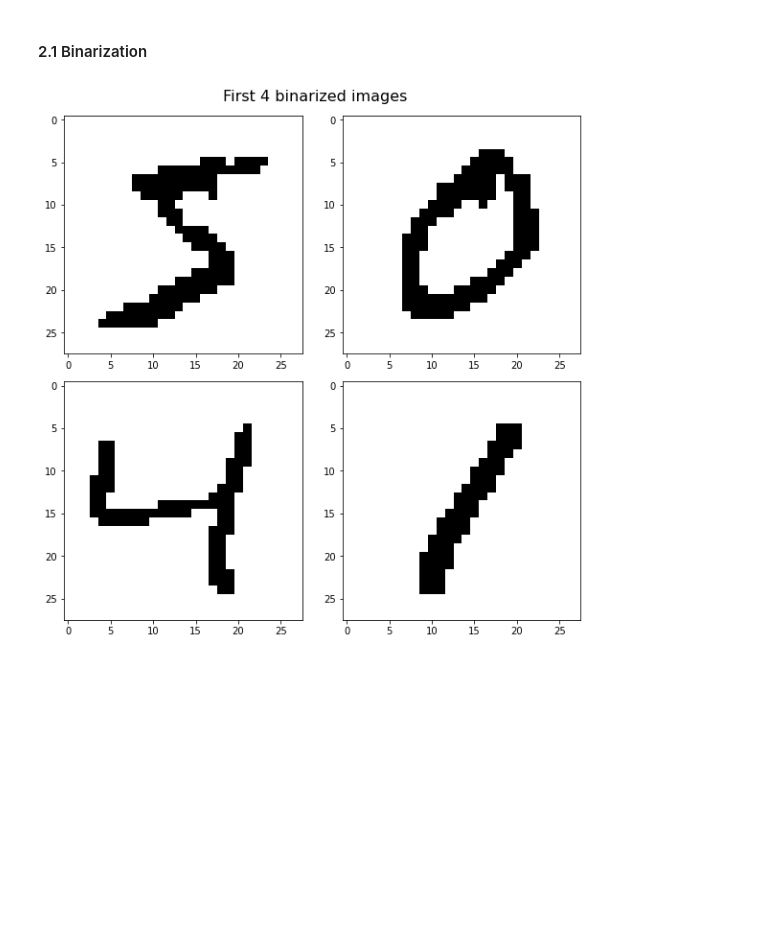
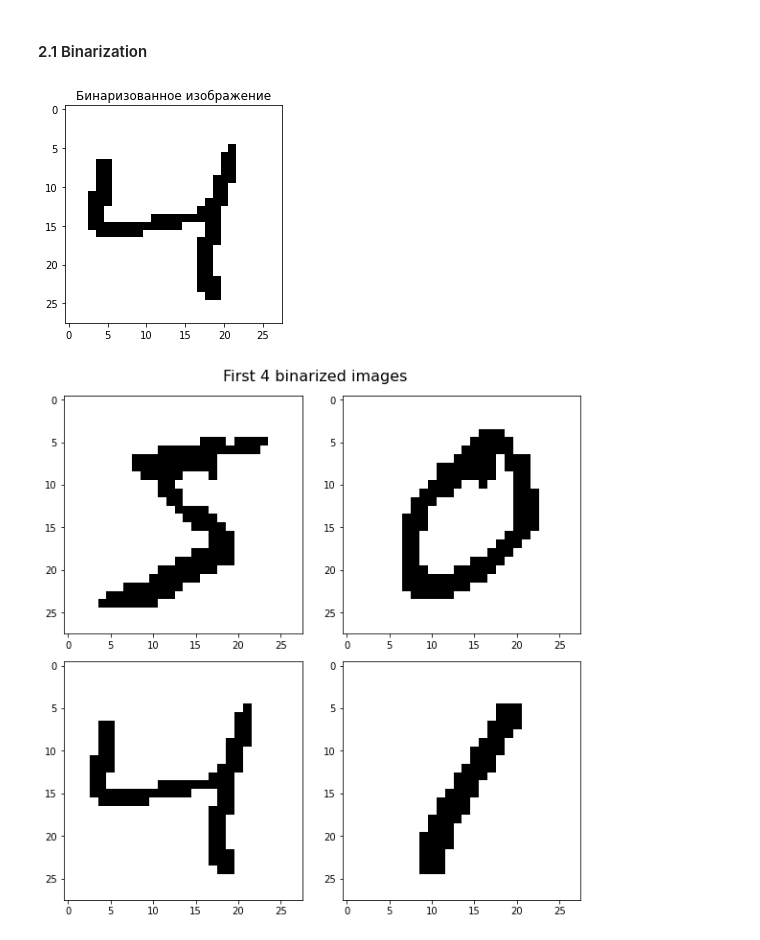
Before and after one commit to Snopoff/Bachelor-Thesis, a Jupyter notebook: ba_thesis.ipynb, the cells around one changed output. Drawn from its saved outputs; the diff is of its cells as text; code cells hidden in the pictures; blank space fills up the shorter version.

```diff
--- a/ba_thesis.ipynb
+++ b/ba_thesis.ipynb
@@ -89,6 +98,12 @@ I follow next pipeline:
 binarizer = Binarizer(threshold=0.4)
 # %%
 X_bin = binarizer.fit_transform(X).reshape((-1, 28, 28))
+# %%
+plt.imshow(X_bin[2], cmap='gray_r')
+plt.title("Бинаризованное изображение")
+plt.show()
+# %% [output]
+[figure, added]
 # %%
 fig, axes = plt.subplots(2, 2, figsize = (8, 8), constrained_layout=True)
 for i in range(4):
```
Also changed, not shown: parts of 54 cells of this notebook, 2 other files.
